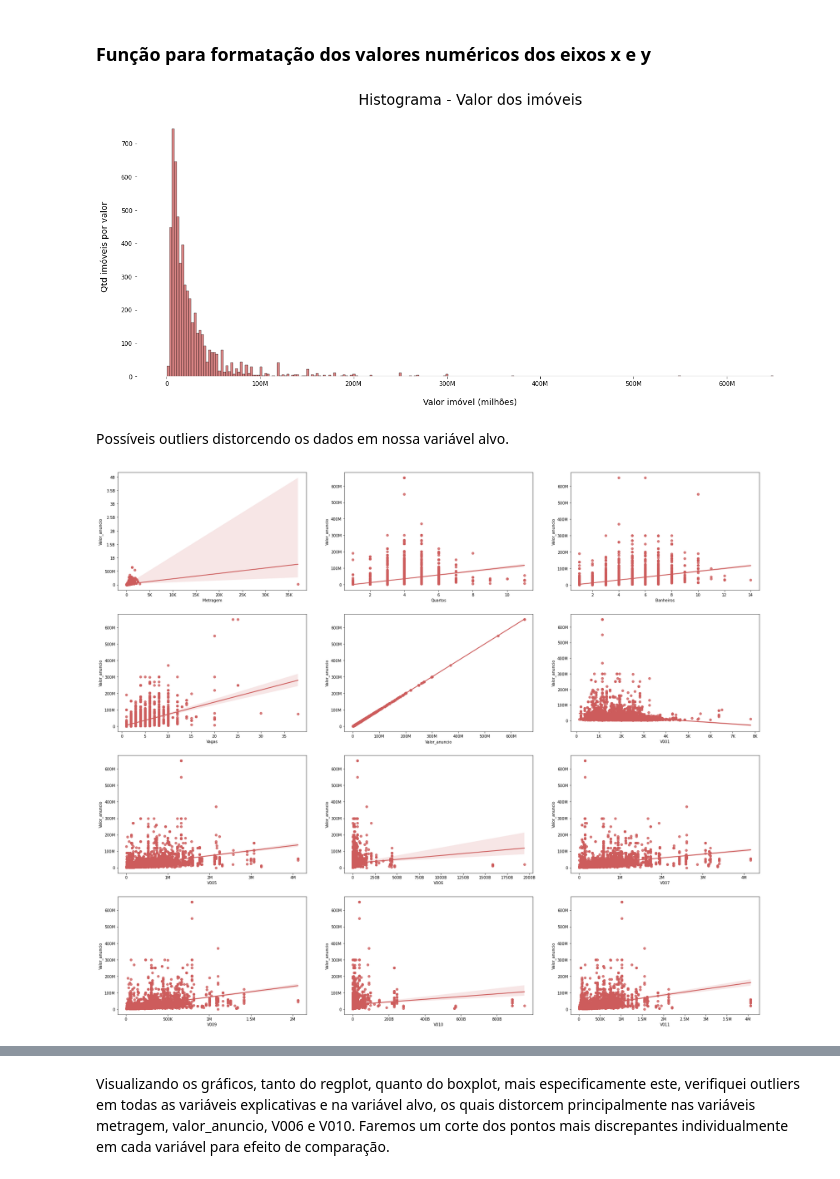
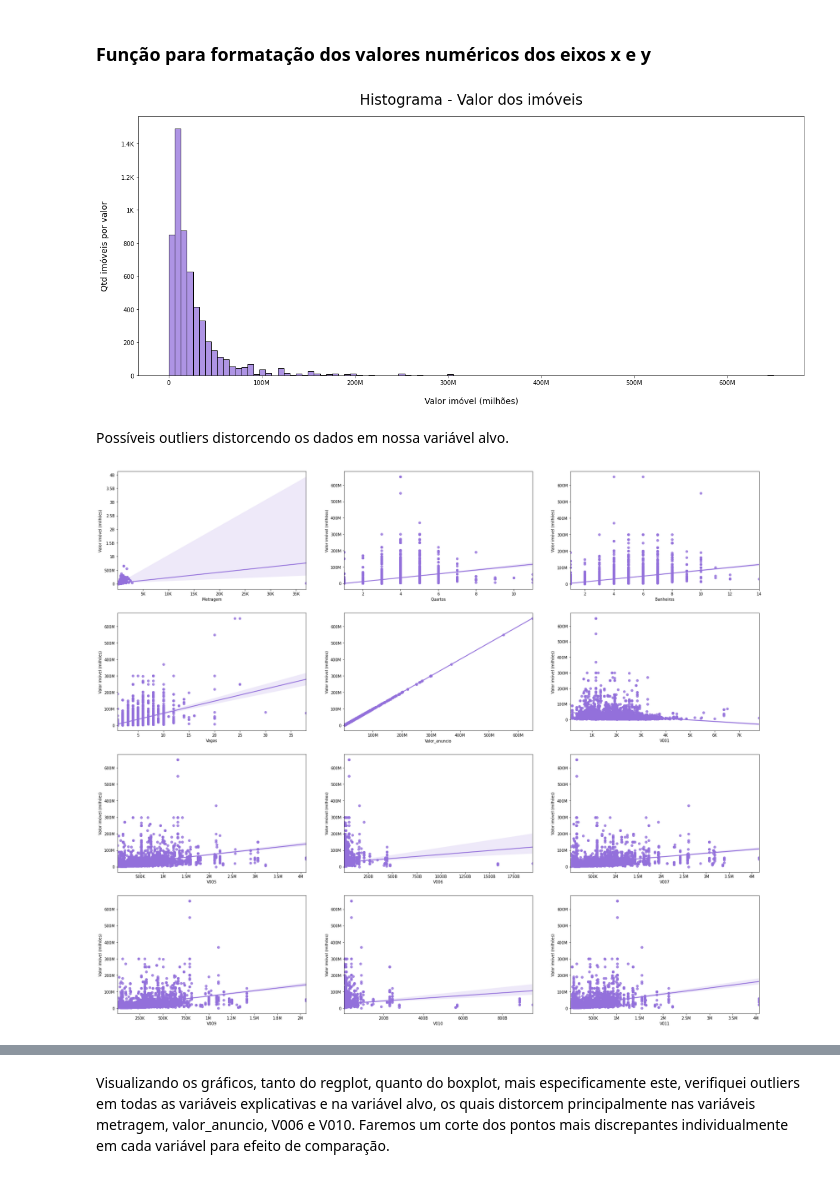
Before and after one commit to helio-alves-dscience/alura_imersao_dados_final, a Jupyter notebook: projeto_imersao_dados_alura_04.ipynb, the cells around one changed output, grey strips where cells are left out. Cells and saved outputs as stored; diff of their text form; code cells hidden in the pictures.

```diff
--- a/projeto_imersao_dados_alura_04.ipynb
+++ b/projeto_imersao_dados_alura_04.ipynb
@@ -374,34 +374,37 @@ def reformat_large_tick_values(tick_val, pos):
     return new_tick_format
 # %%
 plt.figure(figsize = (20, 8))
-ax = sns.histplot(data = dados_clean['Valor_anuncio'], color = 'indianred')
-sns.despine(bottom = True, left = True)
+
+ax = sns.histplot(data = dados_clean['Valor_anuncio'], color = 'mediumpurple', bins = 100)
 
 plt.xlabel('Valor imóvel (milhões)', labelpad = 20, fontsize = 14)
 plt.ylabel('Qtd imóveis por valor', labelpad = 20, fontsize = 14)
 
 ax.xaxis.set_major_formatter(ticker.FuncFormatter(reformat_large_tick_values));
+ax.yaxis.set_major_formatter(ticker.FuncFormatter(reformat_large_tick_values));
 
 plt.title('Histograma - Valor dos imóveis', pad = 20, fontsize = 24);
 # %% [output]
-[figure, old version]
+[figure, new version]
 # %% [markdown]
 Possíveis outliers distorcendo os dados em nossa variável alvo.
 # %%
 aux = dados_clean.drop(['Bairro'], axis = 1)
 
 plt.figure(figsize = (30,60 ))
 x = 1
 for d in aux:
     plt.subplot(9, 3, x)
-    ax = sns.regplot(data = aux, x = d, y = 'Valor_anuncio', color = 'indianred')
+    ax = sns.regplot(data = aux, x = d, y = 'Valor_anuncio', color = 'mediumpurple')
+
+    plt.ylabel('Valor imóvel (milhões)')
 
     ax.yaxis.set_major_formatter(ticker.FuncFormatter(reformat_large_tick_values));
     ax.xaxis.set_major_formatter(ticker.FuncFormatter(reformat_large_tick_values));
 
     x += 1
 # %% [output]
-[figure, old version]
+[figure, new version]
 # %%
 aux = dados_clean.drop(['Bairro'], axis = 1)
 
```
Also changed, not shown: parts of 13 cells of this notebook.
